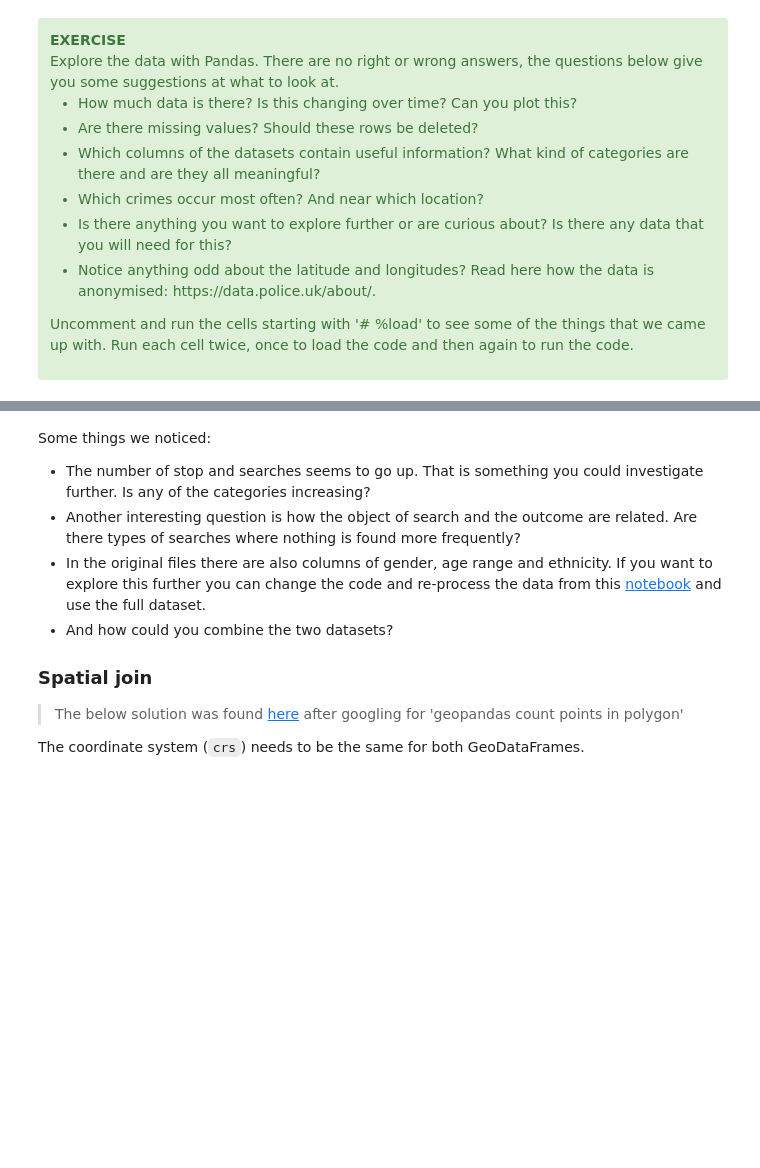
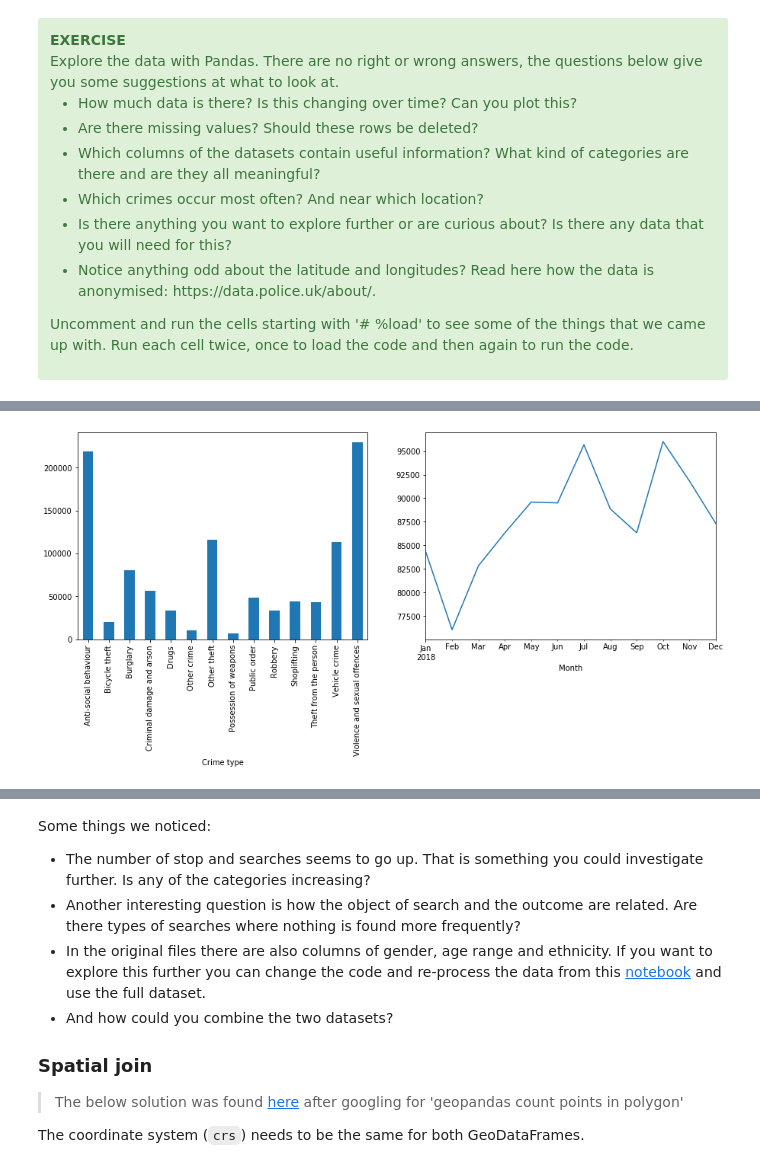
Before and after one commit to IBMDeveloperUK/Python-Geopandas-Workshop, a Jupyter notebook: notebooks/geopandas-workshop.ipynb, the cells around one changed output, grey strips where cells are left out. Saved outputs shown, nothing was run; the diff lists cells and outputs as text; code cells hidden in the pictures; blank space fills up the shorter version.

```diff
--- a/notebooks/geopandas-workshop.ipynb
+++ b/notebooks/geopandas-workshop.ipynb
@@ -346,0 +464,19 @@ stop_search.head()
+# %%
+# %load https://raw.githubusercontent.com/IBMDeveloperUK/python-geopandas-workshop/master/answers/answer1.py
+print ('rows in street: '+str(len(street)))
+
+# columns
+print ('Columns: '+str(street.columns))
+
+# categories
+print ('Crime type: '+str(street['Crime type'].unique()))
+print ('Last outcome category: '+str(street['Last outcome category'].unique()))
+print (street['Context'].unique())
+
+# delete columns
+street = street.drop(columns=['Unnamed: 0','Latitude', 'Longitude','Context'])
+
+# convert Date to datetime
+street['Month'] = street['Month'].apply(lambda x: datetime.strptime(x, "%Y-%m"))
+
+street.head()
@@ -347,2 +570,9 @@ stop_search.head()
 # %%
 # %load https://raw.githubusercontent.com/IBMDeveloperUK/python-geopandas-workshop/master/answers/answer4.py
+fig, (ax1, ax2) = plt.subplots(1, 2, figsize=(15,5))
+
+street['Crime type'].groupby(street['Crime type']).count().plot.bar(ax=ax1);
+
+street['Crime type'].groupby(street['Month']).count().plot(ax=ax2);
+# %% [output]
+[figure, added]
```
Also changed, not shown: parts of 52 cells of this notebook.
